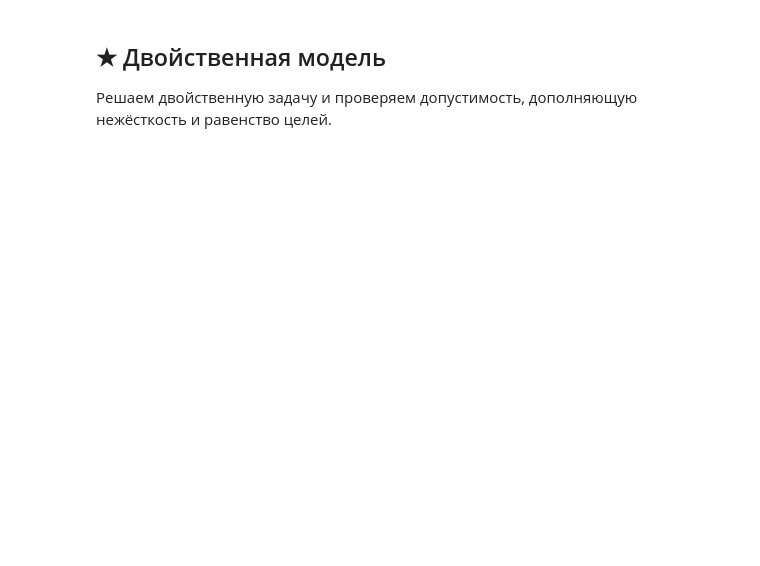
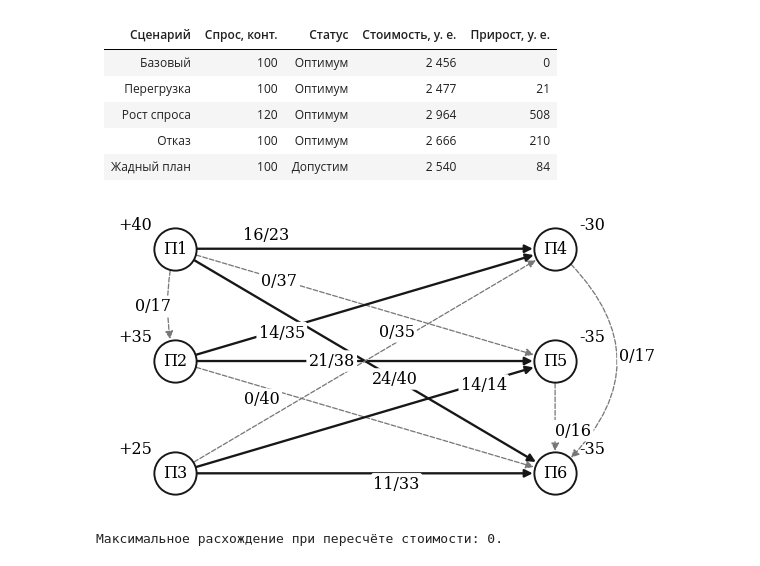
Before and after one commit to Vechnoilive/optimization_methods, a Jupyter notebook: lr2/lr2.ipynb, the cells around one changed output. Cells and saved outputs as stored; diff of their text form; code cells hidden in the pictures; blank space fills up the shorter version.

```diff
--- a/lr2/lr2.ipynb
+++ b/lr2/lr2.ipynb
@@ -285,10 +310,27 @@ figure = run_with_log(run_lab, data, RESULTS)
 # %%
-show_table(RESULTS / "scenarios.csv")
+show_table(
+    RESULTS / "scenarios.csv",
+    {"scenario": "Сценарий", "demand": "Спрос, конт.", "status": "Статус",
+     "cost": "Стоимость, у. е.", "delta": "Прирост, у. е."},
+    {"base": "Базовый", "congestion": "Перегрузка", "growth": "Рост спроса",
+     "failure": "Отказ", "greedy": "Жадный план"},
+)
+
 with BytesIO() as buffer:
-    figure.savefig(buffer, format="png", dpi=150, bbox_inches="tight")
+    figure.savefig(buffer, format="png", dpi=115, bbox_inches="tight")
     display(Image(data=buffer.getvalue()))
-display(JSON(json.loads((RESULTS / "checks.json").read_text(encoding="utf-8"))))
+
+
+checks = json.loads((RESULTS / "checks.json").read_text(encoding="utf-8"))
+max_error = max(item["objective_error"] for item in checks.values() if "objective_error" in item)
+print(f"Максимальное расхождение при пересчёте стоимости: {max_error:.2g}.")
+# %% [output]
+| Сценарий | Спрос, конт. | Статус | Стоимость, у. е. | Прирост, у. е. |
+| --- | --- | --- | --- | --- |
+| Базовый | 100 | Оптимум | 2 456 | 0 |
+| Перегрузка | 100 | Оптимум | 2 477 | 21 |
+| Рост спроса | 120 | Оптимум | 2 964 | 508 |
+| Отказ | 100 | Оптимум | 2 666 | 210 |
+| Жадный план | 100 | Допустим | 2 540 | 84 |
+[figure, added]
+Максимальное расхождение при пересчёте стоимости: 0.
-# %% [markdown]
-## ★ Двойственная модель
-
-Решаем двойственную задачу и проверяем допустимость, дополняющую нежёсткость и равенство целей.
```
Also changed, not shown: parts of 18 cells of this notebook, 11 other files.
